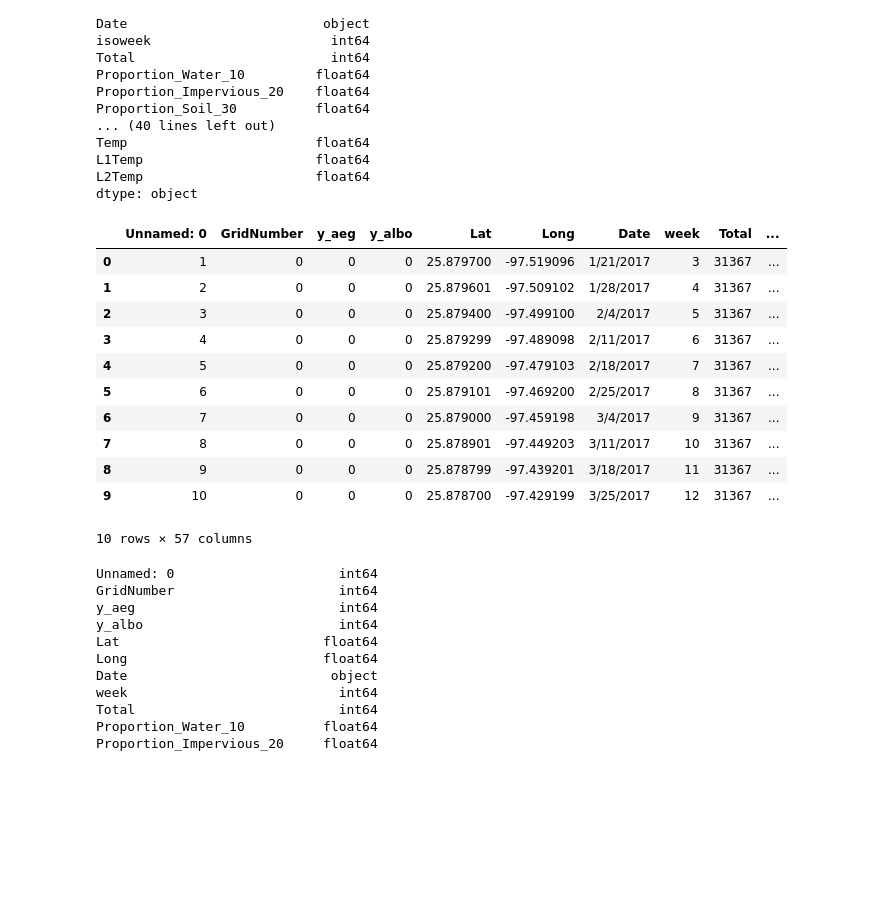
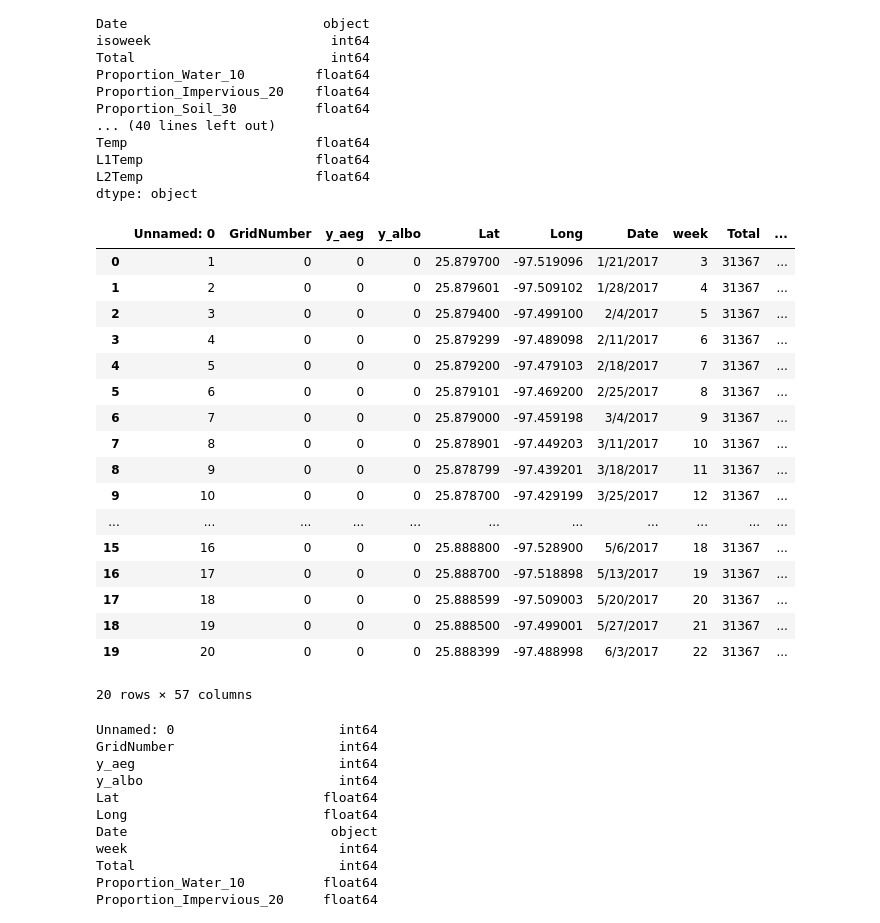
Before and after one commit to jscorrea16/Pandas, a Jupyter notebook: BIDSS_4_Joshua_Correa_CIDM_5310.ipynb, the cells around one changed output. Cells and saved outputs as stored; diff of their text form; code cells hidden in the pictures; blank space fills up the shorter version.

```diff
--- a/BIDSS_4_Joshua_Correa_CIDM_5310.ipynb
+++ b/BIDSS_4_Joshua_Correa_CIDM_5310.ipynb
@@ -52,20 +60,26 @@ dtype: object
 # %%
 grid_data = pd.read_csv('/content/drive/MyDrive/Dataset/GridOverlay_Compiled_WithDaymet.csv')
 
-grid_data.head(10)
+grid_data.head(20)
 # %% [output]
 |  | Unnamed: 0 | GridNumber | y_aeg | y_albo | Lat | Long | Date | week | Total | ... |
 | 0 | 1 | 0 | 0 | 0 | 25.879700 | -97.519096 | 1/21/2017 | 3 | 31367 | ... |
 | 1 | 2 | 0 | 0 | 0 | 25.879601 | -97.509102 | 1/28/2017 | 4 | 31367 | ... |
 | 2 | 3 | 0 | 0 | 0 | 25.879400 | -97.499100 | 2/4/2017 | 5 | 31367 | ... |
 | 3 | 4 | 0 | 0 | 0 | 25.879299 | -97.489098 | 2/11/2017 | 6 | 31367 | ... |
 | 4 | 5 | 0 | 0 | 0 | 25.879200 | -97.479103 | 2/18/2017 | 7 | 31367 | ... |
 | 5 | 6 | 0 | 0 | 0 | 25.879101 | -97.469200 | 2/25/2017 | 8 | 31367 | ... |
 | 6 | 7 | 0 | 0 | 0 | 25.879000 | -97.459198 | 3/4/2017 | 9 | 31367 | ... |
 | 7 | 8 | 0 | 0 | 0 | 25.878901 | -97.449203 | 3/11/2017 | 10 | 31367 | ... |
 | 8 | 9 | 0 | 0 | 0 | 25.878799 | -97.439201 | 3/18/2017 | 11 | 31367 | ... |
 | 9 | 10 | 0 | 0 | 0 | 25.878700 | -97.429199 | 3/25/2017 | 12 | 31367 | ... |
+| ... | ... | ... | ... | ... | ... | ... | ... | ... | ... | ... |
+| 15 | 16 | 0 | 0 | 0 | 25.888800 | -97.528900 | 5/6/2017 | 18 | 31367 | ... |
+| 16 | 17 | 0 | 0 | 0 | 25.888700 | -97.518898 | 5/13/2017 | 19 | 31367 | ... |
+| 17 | 18 | 0 | 0 | 0 | 25.888599 | -97.509003 | 5/20/2017 | 20 | 31367 | ... |
+| 18 | 19 | 0 | 0 | 0 | 25.888500 | -97.499001 | 5/27/2017 | 21 | 31367 | ... |
+| 19 | 20 | 0 | 0 | 0 | 25.888399 | -97.488998 | 6/3/2017 | 22 | 31367 | ... |
-10 rows × 57 columns
+20 rows × 57 columns
 # %%
 # Inspect .dtypes and convert the dates
 # to pandas datetime if needed:
```
Also changed, not shown: parts of 3 cells of this notebook.
